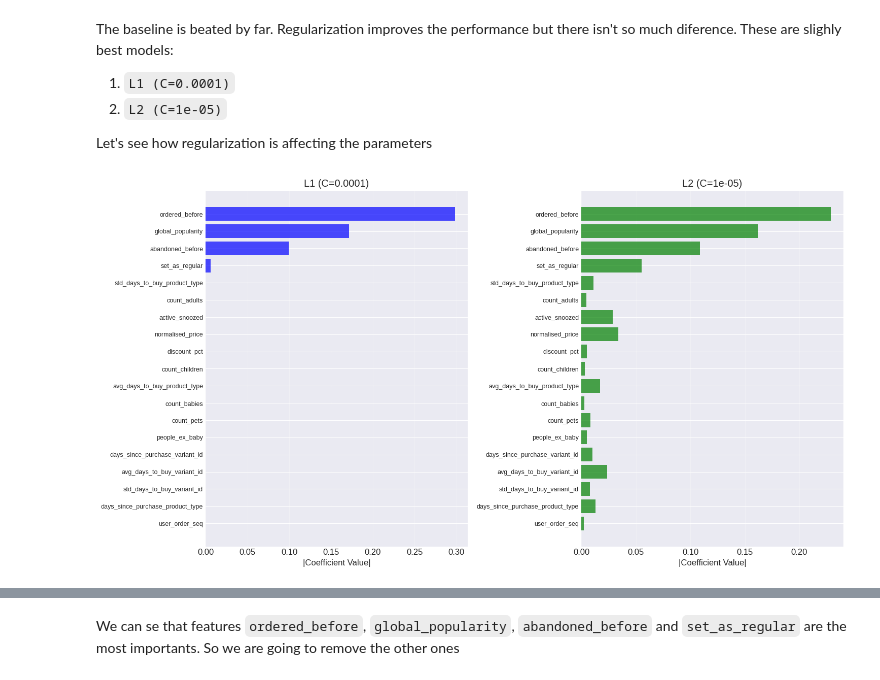
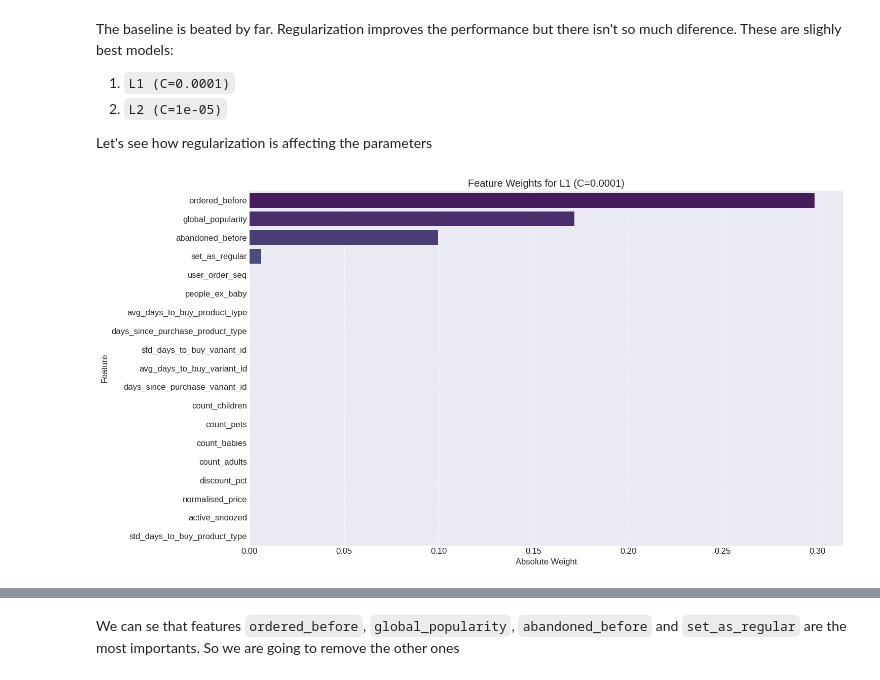
Before and after one commit to Riemann-def/zrive-ds, a Jupyter notebook: src/module_4/notebook.ipynb, the cells around one changed output, grey strips where cells are left out. Cells and saved outputs as stored; diff of their text form; code cells hidden in the pictures.

```diff
--- a/src/module_4/notebook.ipynb
+++ b/src/module_4/notebook.ipynb
@@ -185,22 +198,12 @@ I'll use Fbeta score (with beta 0.3) givin more importance to precision over rec
 # %%
-def fbeta_03_score(y_true, y_pred):
-    return fbeta_score(y_true, y_pred, beta=0.3)
+def evaluate_linear_model(model, X_test, y_test, model_name="Model"):
 
-def evaluate_linear_model(model, X_test, y_test, model_name="Model"):
-    y_pred = model.predict(X_test)
     y_proba = model.predict_proba(X_test)[:, 1]
 
-    f03_score = fbeta_03_score(y_test, y_pred)
-
-    fpr, tpr, _ = roc_curve(y_test, y_proba)
-    roc_auc = auc(fpr, tpr)
-
-    precision, recall, _ = precision_recall_curve(y_test, y_proba)
-    pr_auc = auc(recall, precision)
+    fpr, tpr, roc_auc, precision, recall, pr_auc = get_metrics(y_test, y_proba)
 
     return {
         'name': model_name,
-        'f03_score': f03_score,
         'y_proba': y_proba,
         'fpr': fpr,
         'tpr': tpr,
@@ -218,7 +221,7 @@ def plot_curves_comparison(results_list, title_suffix="", figsize=(15, 6)):
 
     for result in results_list:
         ax1.plot(result['fpr'], result['tpr'],
-                label=f"{result['name']} (F0.3={result['f03_score']:.3f})",
+                label=f"{result['name']} (AUC={result['roc_auc']:.2f})",
                 linewidth=2)
 
     ax1.set_xlabel('False Positive Rate')
@@ -232,7 +235,7 @@ def plot_curves_comparison(results_list, title_suffix="", figsize=(15, 6)):
 
     for result in results_list:
         ax2.plot(result['recall'], result['precision'],
-                label=f"{result['name']} (F0.3={result['f03_score']:.3f})",
+                label=f"{result['name']} (AUC={result['pr_auc']:.2f})",
                 linewidth=2)
 
     ax2.set_xlabel('Recall')
@@ -411,43 +414,46 @@ The baseline is beated by far. Regularization improves the performance but there
 
 Let's see how regularization is affecting the parameters
 # %%
-def plot_model_weights(
-    l1_model_name: str, l2_model_name: str, numeric_cols, figsize=(15, 8)
-):
+def plot_model_weights(model, columns, figsize=(15, 8), model_name=None):
+    if type(model) is Pipeline:
+        try:
+            model = model.named_steps['model']
+        except KeyError:
+            raise ValueError("Pipeline does not contain a step named 'model'. Please check the pipeline structure.")
 
-    l1_model = trained_models[l1_model_name]
-    l2_model = trained_models[l2_model_name]
+    if type(model) is LogisticRegression:
+        coefs = model.coef_[0]
 
-    l1_coefs = l1_model.named_steps['model'].coef_[0]
-    l2_coefs = l2_model.named_steps['model'].coef_[0]
+        weights_df = pd.DataFrame({
+            'Feature': columns,
+            'Weight': np.abs(coefs),
+        })
 
-    weights_df = pd.DataFrame({
-        'Feature': numeric_cols,
-        'L1_Weight': np.abs(l1_coefs),
-        'L2_Weight': np.abs(l2_coefs)
-    })
+    if type(model) is DecisionTreeClassifier or type(model) is LGBMClassifier:
+        coefs = model.feature_importances_
 
-    weights_df = weights_df.sort_values('L1_Weight', ascending=True)
+        weights_df = pd.DataFrame({
+            'Feature': columns,
+            'Weight': coefs,
+        })
 
-    fig, (ax1, ax2) = plt.subplots(1, 2, figsize=figsize)
+    weights_df = weights_df.sort_values('Weight', ascending=False)
 
-    ax1.barh(range(len(weights_df)), weights_df['L1_Weight'], color='blue', alpha=0.7)
-    ax1.set_yticks(range(len(weights_df)))
-    ax1.set_yticklabels(weights_df['Feature'], fontsize=9)
-    ax1.set_xlabel('|Coefficient Value|')
-    ax1.set_title(f'{l1_model_name}')
-    ax1.grid(True, alpha=0.3, axis='x')
-
-    ax2.barh(range(len(weights_df)), weights_df['L2_Weight'], color='green', alpha=0.7)
-    ax2.set_yticks(range(len(weights_df)))
-    ax2.set_yticklabels(weights_df['Feature'], fontsize=9)
-    ax2.set_xlabel('|Coefficient Value|')
-    ax2.set_title(f'{l2_model_name}')
-    ax2.grid(True, alpha=0.3, axis='x')
-
+    plt.figure(figsize=figsize)
+    sns.barplot(x='Weight', y='Feature', data=weights_df, palette='viridis')
+    plt.title(f'Feature Weights for {model_name or "Model"}')
+    plt.xlabel('Absolute Weight')
+    plt.ylabel('Feature')
+    plt.grid(axis='x', linestyle='--', alpha=0.7)
     plt.tight_layout()
     plt.show()
 
-plot_model_weights('L1 (C=0.0001)', 'L2 (C=1e-05)', numeric_cols)
+model1_name = 'L1 (C=0.0001)'
+model2_name = 'L2 (C=1e-05)'
+model1 = trained_models[model1_name]
+model2 = trained_models[model2_name]
+
+plot_model_weights(model1, numeric_cols, model_name=model1_name)
+plot_model_weights(model2, numeric_cols, model_name=model2_name)
 # %% [output]
-[figure, old version]
+[figure, new version]
```
Also changed, not shown: parts of 57 cells of this notebook.
